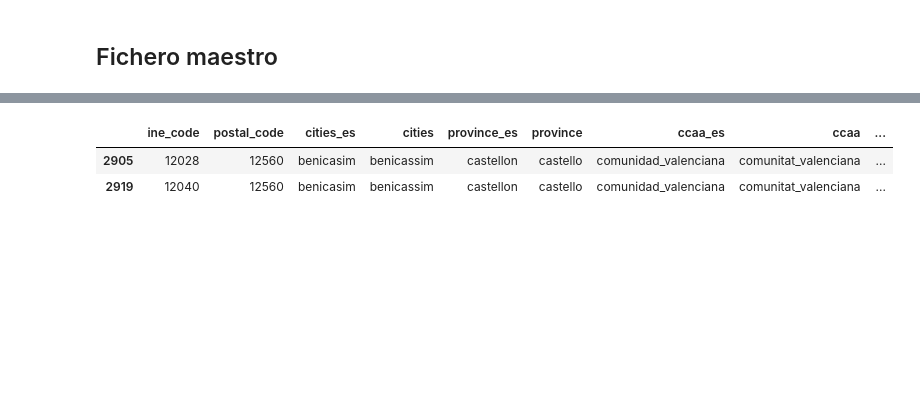
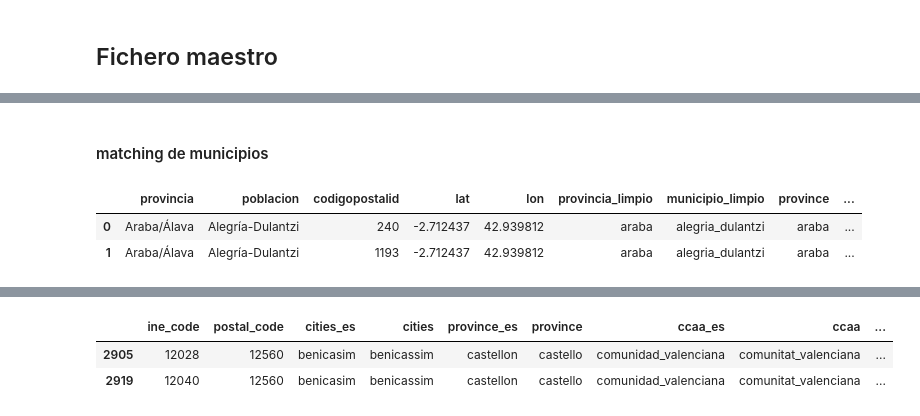
Before and after one commit to patcalsi/Exodus_urbano, a Jupyter notebook: data/patri/union_ficheros.ipynb, the cells around one changed output, grey strips where cells are left out. Cells and saved outputs as stored; diff of their text form; code cells hidden in the pictures; blank space fills up the shorter version.

```diff
--- a/data/patri/union_ficheros.ipynb
+++ b/data/patri/union_ficheros.ipynb
@@ -80,0 +270,9 @@ maestro_municipios.shape
+# %% [markdown]
+#### matching de municipios
+# %%
+municipios_merged['cities_es/province'] = municipios_merged['municipio_limpio']+"/"+municipios_merged['province']
+municipios_merged.head(2)
+# %% [output]
+|  | provincia | poblacion | codigopostalid | lat | lon | provincia_limpio | municipio_limpio | province | ... |
+| 0 | Araba/Álava | Alegría-Dulantzi | 240 | -2.712437 | 42.939812 | araba | alegria_dulantzi | araba | ... |
+| 1 | Araba/Álava | Alegría-Dulantzi | 1193 | -2.712437 | 42.939812 | araba | alegria_dulantzi | araba | ... |
```
Also changed, not shown: parts of 27 cells of this notebook, 3 other files.
